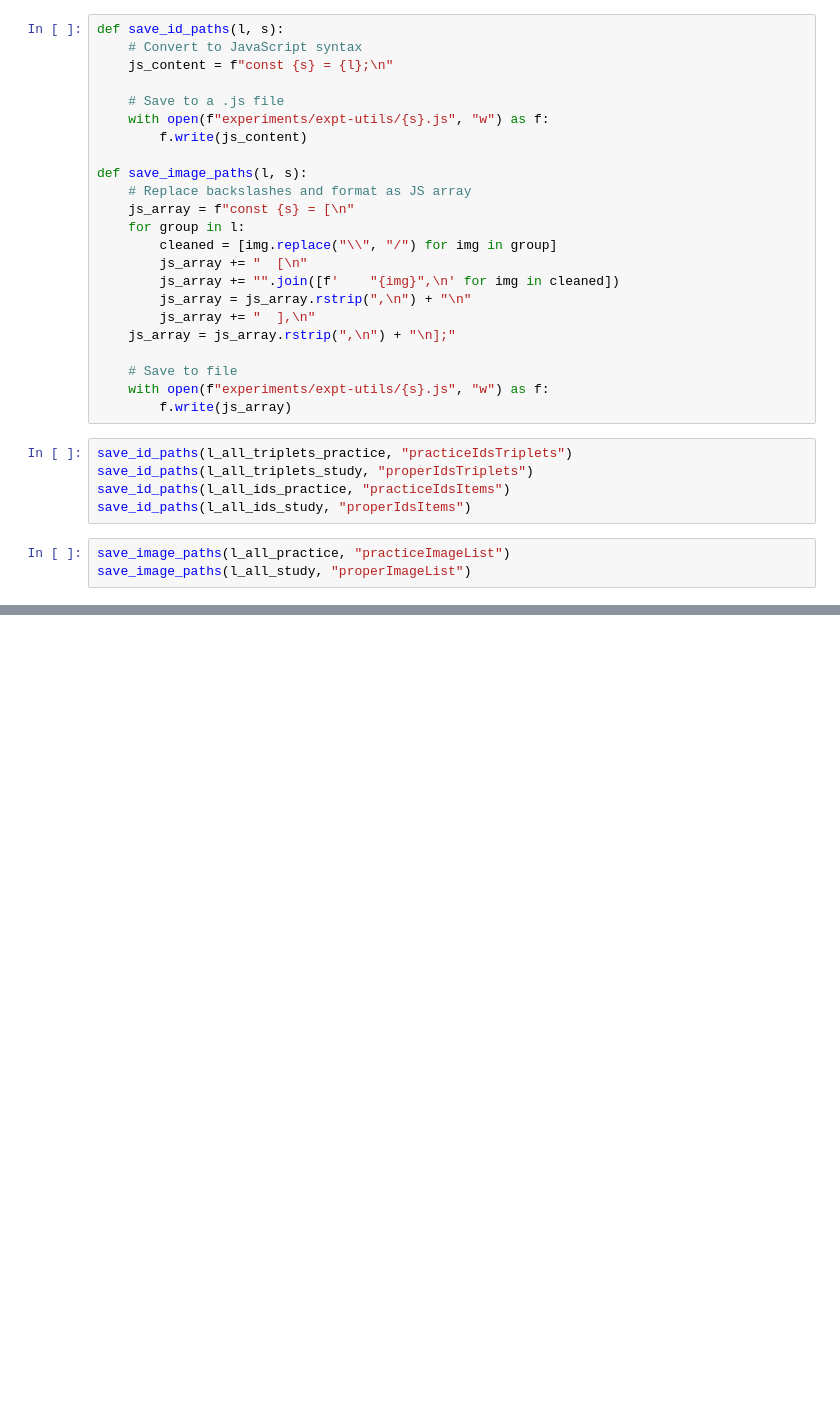
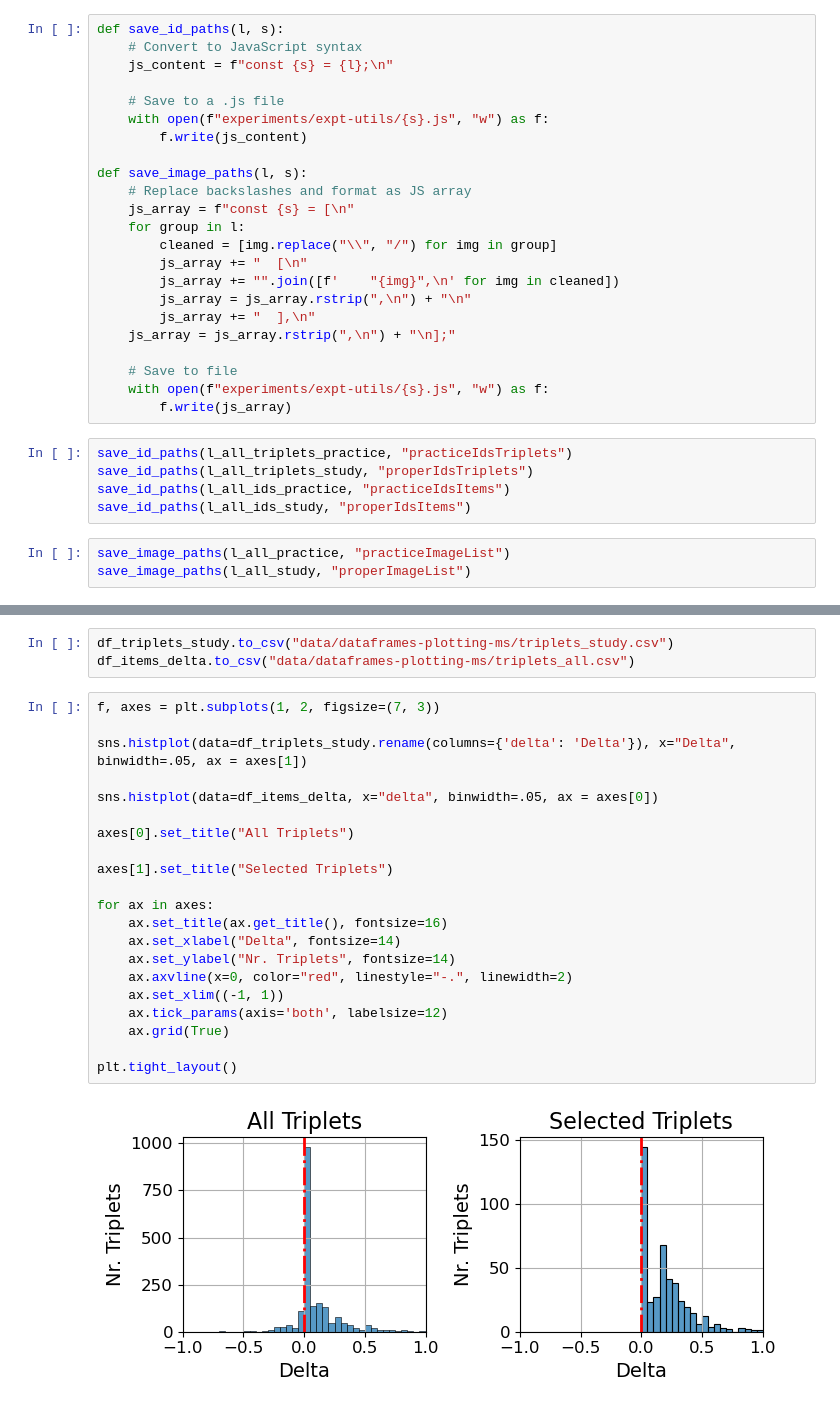
Before and after one commit to MirkoTh/semantic-representations-ID, a Jupyter notebook: create-triplet-set.ipynb, the cells around one changed output, grey strips where cells are left out. Drawn from its saved outputs; the diff is of its cells as text; blank space fills up the shorter version.

Commit message:
plot histograms of deltas

```diff
--- a/create-triplet-set.ipynb
+++ b/create-triplet-set.ipynb
@@ -122,0 +136,26 @@ save_image_paths(l_all_study, "properImageList")
+# %%
+df_triplets_study.to_csv("data/dataframes-plotting-ms/triplets_study.csv")
+df_items_delta.to_csv("data/dataframes-plotting-ms/triplets_all.csv")
+# %%
+f, axes = plt.subplots(1, 2, figsize=(7, 3))
+
+sns.histplot(data=df_triplets_study.rename(columns={'delta': 'Delta'}), x="Delta", binwidth=.05, ax = axes[1])
+
+sns.histplot(data=df_items_delta, x="delta", binwidth=.05, ax = axes[0])
+
+axes[0].set_title("All Triplets")
+
+axes[1].set_title("Selected Triplets")
+
+for ax in axes:
+    ax.set_title(ax.get_title(), fontsize=16)
+    ax.set_xlabel("Delta", fontsize=14)
+    ax.set_ylabel("Nr. Triplets", fontsize=14)
+    ax.axvline(x=0, color="red", linestyle="-.", linewidth=2)
+    ax.set_xlim((-1, 1))
+    ax.tick_params(axis='both', labelsize=12)
+    ax.grid(True)
+
+plt.tight_layout()
+# %% [output]
+[figure, added]
```
Also changed, not shown: parts of 3 cells of this notebook.
